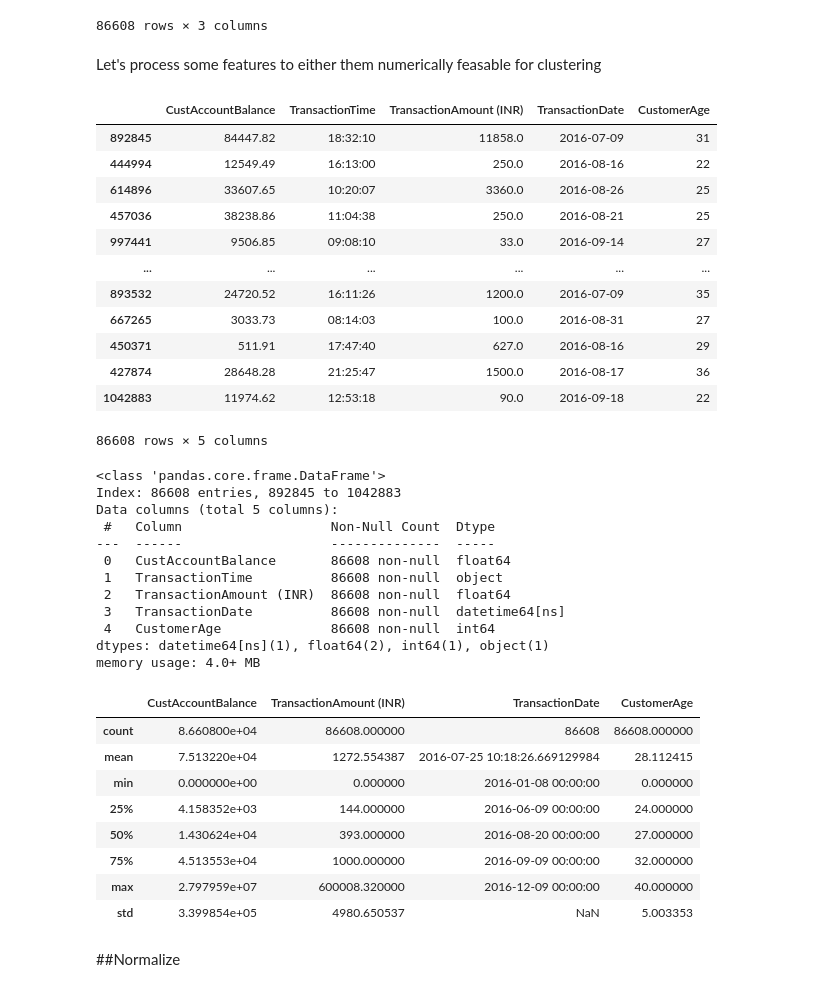
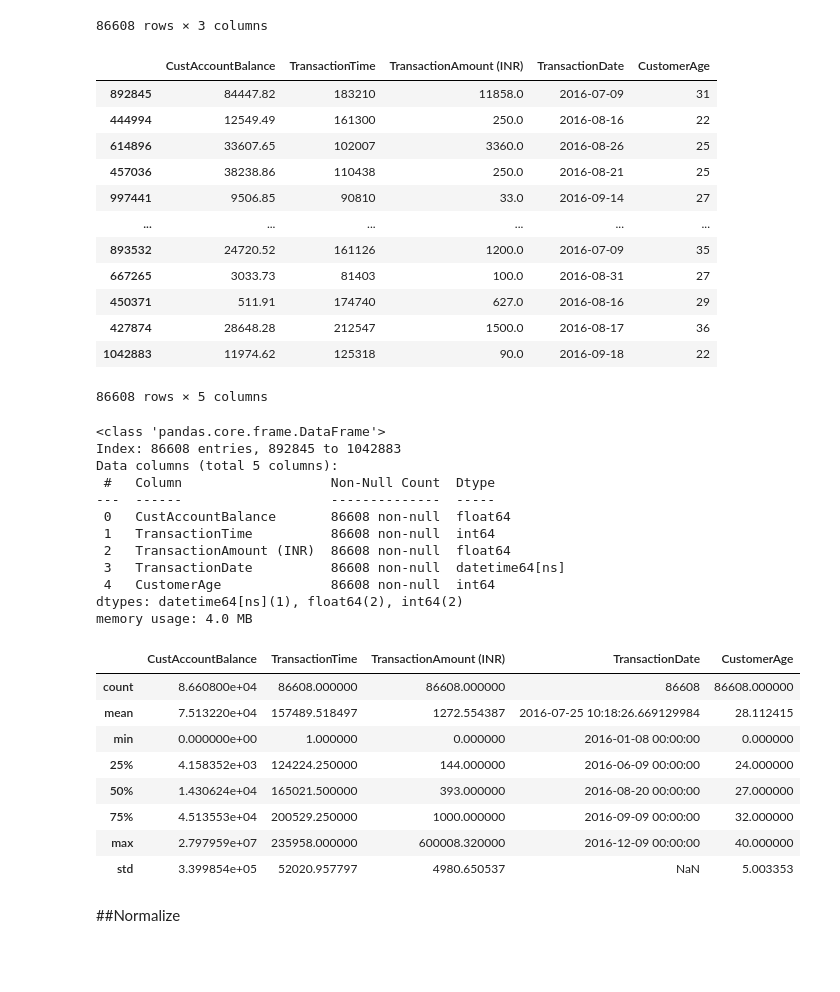
Before and after one commit to elhamod/BA820, a Jupyter notebook: Clustering/Bank_Transaction_Analysis.ipynb, the cells around one changed output. Drawn from its saved outputs; the diff is of its cells as text; code cells hidden in the pictures; blank space fills up the shorter version.

```diff
--- a/Clustering/Bank_Transaction_Analysis.ipynb
+++ b/Clustering/Bank_Transaction_Analysis.ipynb
@@ -172,40 +169,30 @@ display(df_numeric)
 | 427874 | 28648.28 | 212547 | 1500.0 |
 | 1042883 | 11974.62 | 125318 | 90.0 |
 86608 rows × 3 columns
-# %% [markdown]
-Let's process some features to either them numerically feasable for clustering
 # %%
-# convert df customerDoB to numbers
-df_numeric['CustomerDOB'] = pd.to_datetime(df['CustomerDOB'])
-
-# transaction dates
-df_numeric['TransactionDate'] = pd.to_datetime(df['TransactionDate'])
-
-# time as a datetime object
-df_numeric['TransactionTime'] = pd.to_datetime(
-    df_numeric['TransactionTime'].astype(str).str.zfill(6),
-    format="%H%M%S"
-).dt.time
+# Add dates
+df_numeric['CustomerDOB'] = df['CustomerDOB']
+df_numeric['TransactionDate'] = df['TransactionDate']
 
 # convert CustomerDOB to age in years
 df_numeric['CustomerAge'] = ((df_numeric['TransactionDate'] - df_numeric['CustomerDOB']).dt.days / 365.25).astype(int)
 df_numeric.drop('CustomerDOB', axis=1, inplace=True)
 
 
 display(df_numeric)
 # %% [output]
 |  | CustAccountBalance | TransactionTime | TransactionAmount (INR) | TransactionDate | CustomerAge |
-| 892845 | 84447.82 | 18:32:10 | 11858.0 | 2016-07-09 | 31 |
-| 444994 | 12549.49 | 16:13:00 | 250.0 | 2016-08-16 | 22 |
-| 614896 | 33607.65 | 10:20:07 | 3360.0 | 2016-08-26 | 25 |
-| 457036 | 38238.86 | 11:04:38 | 250.0 | 2016-08-21 | 25 |
-| 997441 | 9506.85 | 09:08:10 | 33.0 | 2016-09-14 | 27 |
+| 892845 | 84447.82 | 183210 | 11858.0 | 2016-07-09 | 31 |
+| 444994 | 12549.49 | 161300 | 250.0 | 2016-08-16 | 22 |
+| 614896 | 33607.65 | 102007 | 3360.0 | 2016-08-26 | 25 |
+| 457036 | 38238.86 | 110438 | 250.0 | 2016-08-21 | 25 |
+| 997441 | 9506.85 | 90810 | 33.0 | 2016-09-14 | 27 |
 | ... | ... | ... | ... | ... | ... |
-| 893532 | 24720.52 | 16:11:26 | 1200.0 | 2016-07-09 | 35 |
-| 667265 | 3033.73 | 08:14:03 | 100.0 | 2016-08-31 | 27 |
-| 450371 | 511.91 | 17:47:40 | 627.0 | 2016-08-16 | 29 |
-| 427874 | 28648.28 | 21:25:47 | 1500.0 | 2016-08-17 | 36 |
-| 1042883 | 11974.62 | 12:53:18 | 90.0 | 2016-09-18 | 22 |
+| 893532 | 24720.52 | 161126 | 1200.0 | 2016-07-09 | 35 |
+| 667265 | 3033.73 | 81403 | 100.0 | 2016-08-31 | 27 |
+| 450371 | 511.91 | 174740 | 627.0 | 2016-08-16 | 29 |
+| 427874 | 28648.28 | 212547 | 1500.0 | 2016-08-17 | 36 |
+| 1042883 | 11974.62 | 125318 | 90.0 | 2016-09-18 | 22 |
 86608 rows × 5 columns
 # %%
 df_numeric.info()
@@ -216,24 +203,24 @@ Data columns (total 5 columns):
  #   Column                   Non-Null Count  Dtype
 ---  ------                   --------------  -----
  0   CustAccountBalance       86608 non-null  float64
- 1   TransactionTime          86608 non-null  object
+ 1   TransactionTime          86608 non-null  int64
  2   TransactionAmount (INR)  86608 non-null  float64
  3   TransactionDate          86608 non-null  datetime64[ns]
  4   CustomerAge              86608 non-null  int64
-dtypes: datetime64[ns](1), float64(2), int64(1), object(1)
-memory usage: 4.0+ MB
+dtypes: datetime64[ns](1), float64(2), int64(2)
+memory usage: 4.0 MB
 # %%
 df_numeric.describe()
 # %% [output]
-|  | CustAccountBalance | TransactionAmount (INR) | TransactionDate | CustomerAge |
-| count | 8.660800e+04 | 86608.000000 | 86608 | 86608.000000 |
-| mean | 7.513220e+04 | 1272.554387 | 2016-07-25 10:18:26.669129984 | 28.112415 |
-| min | 0.000000e+00 | 0.000000 | 2016-01-08 00:00:00 | 0.000000 |
-| 25% | 4.158352e+03 | 144.000000 | 2016-06-09 00:00:00 | 24.000000 |
-| 50% | 1.430624e+04 | 393.000000 | 2016-08-20 00:00:00 | 27.000000 |
-| 75% | 4.513553e+04 | 1000.000000 | 2016-09-09 00:00:00 | 32.000000 |
-| max | 2.797959e+07 | 600008.320000 | 2016-12-09 00:00:00 | 40.000000 |
-| std | 3.399854e+05 | 4980.650537 | NaN | 5.003353 |
+|  | CustAccountBalance | TransactionTime | TransactionAmount (INR) | TransactionDate | CustomerAge |
+| count | 8.660800e+04 | 86608.000000 | 86608.000000 | 86608 | 86608.000000 |
+| mean | 7.513220e+04 | 157489.518497 | 1272.554387 | 2016-07-25 10:18:26.669129984 | 28.112415 |
+| min | 0.000000e+00 | 1.000000 | 0.000000 | 2016-01-08 00:00:00 | 0.000000 |
+| 25% | 4.158352e+03 | 124224.250000 | 144.000000 | 2016-06-09 00:00:00 | 24.000000 |
+| 50% | 1.430624e+04 | 165021.500000 | 393.000000 | 2016-08-20 00:00:00 | 27.000000 |
+| 75% | 4.513553e+04 | 200529.250000 | 1000.000000 | 2016-09-09 00:00:00 | 32.000000 |
+| max | 2.797959e+07 | 235958.000000 | 600008.320000 | 2016-12-09 00:00:00 | 40.000000 |
+| std | 3.399854e+05 | 52020.957797 | 4980.650537 | NaN | 5.003353 |
 # %% [markdown]
 ##Normalize
 # %%
```
Also changed, not shown: parts of 4 cells of this notebook.
